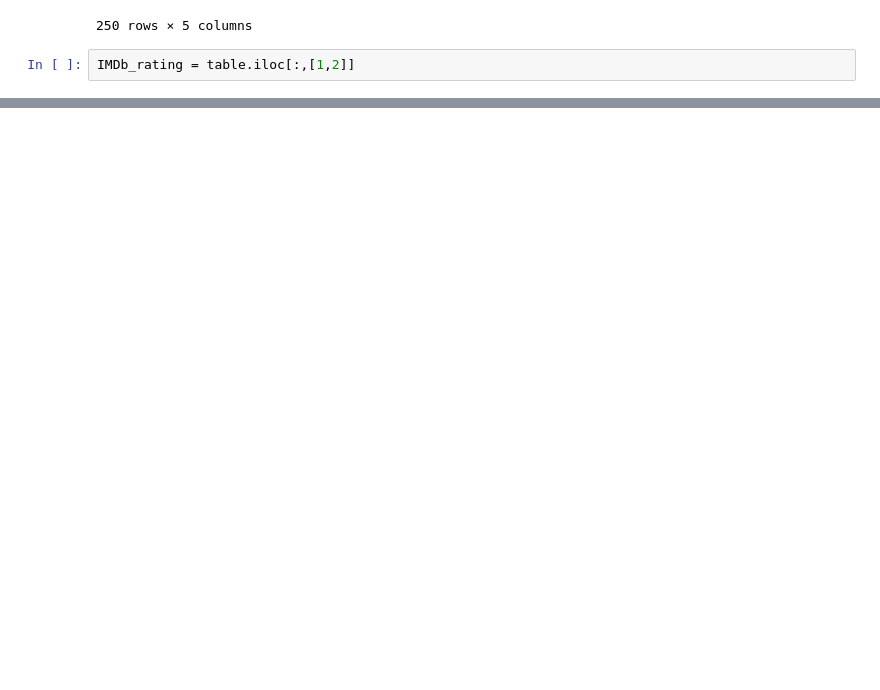
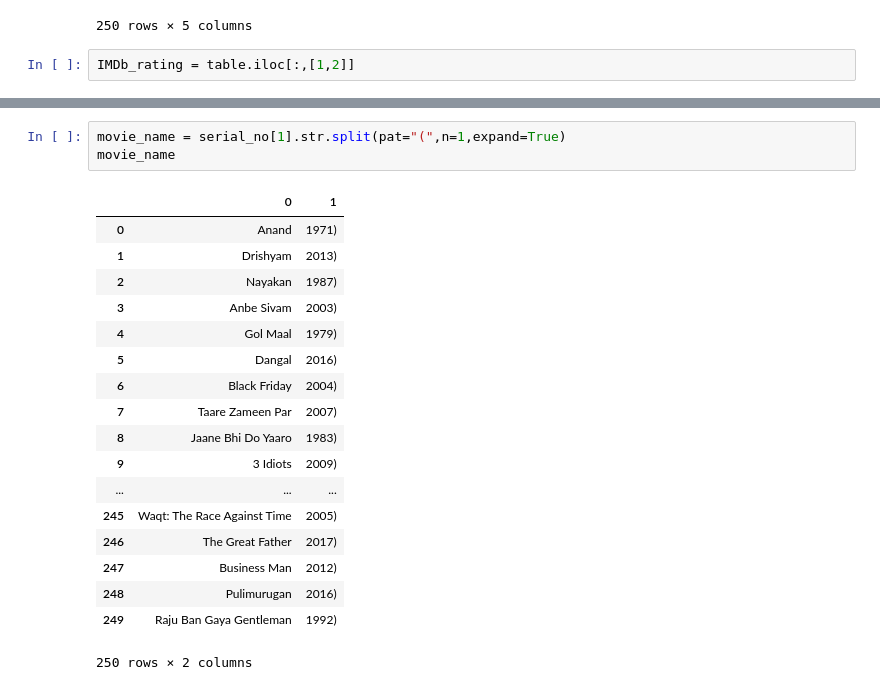
Before and after one commit to vermakanksha/practice, a Jupyter notebook: web_scraping_basic.ipynb, the cells around one changed output, grey strips where cells are left out. Drawn from its saved outputs; the diff is of its cells as text; blank space fills up the shorter version.

```diff
--- a/web_scraping_basic.ipynb
+++ b/web_scraping_basic.ipynb
@@ -203,0 +226,22 @@ IMDb_rating
+# %%
+movie_name = serial_no[1].str.split(pat="(",n=1,expand=True)
+movie_name
+# %% [output]
+|  | 0 | 1 |
+| 0 | Anand | 1971) |
+| 1 | Drishyam | 2013) |
+| 2 | Nayakan | 1987) |
+| 3 | Anbe Sivam | 2003) |
+| 4 | Gol Maal | 1979) |
+| 5 | Dangal | 2016) |
+| 6 | Black Friday | 2004) |
+| 7 | Taare Zameen Par | 2007) |
+| 8 | Jaane Bhi Do Yaaro | 1983) |
+| 9 | 3 Idiots | 2009) |
+| ... | ... | ... |
+| 245 | Waqt: The Race Against Time | 2005) |
+| 246 | The Great Father | 2017) |
+| 247 | Business Man | 2012) |
+| 248 | Pulimurugan | 2016) |
+| 249 | Raju Ban Gaya Gentleman | 1992) |
+250 rows × 2 columns
```
Also changed, not shown: parts of 12 cells of this notebook.
